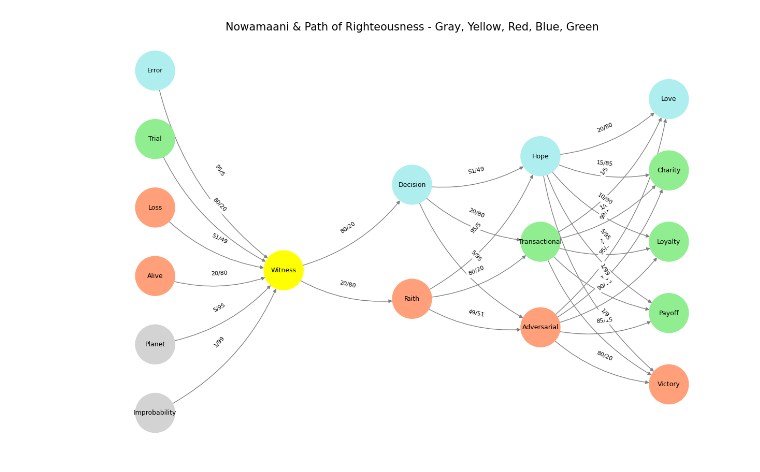
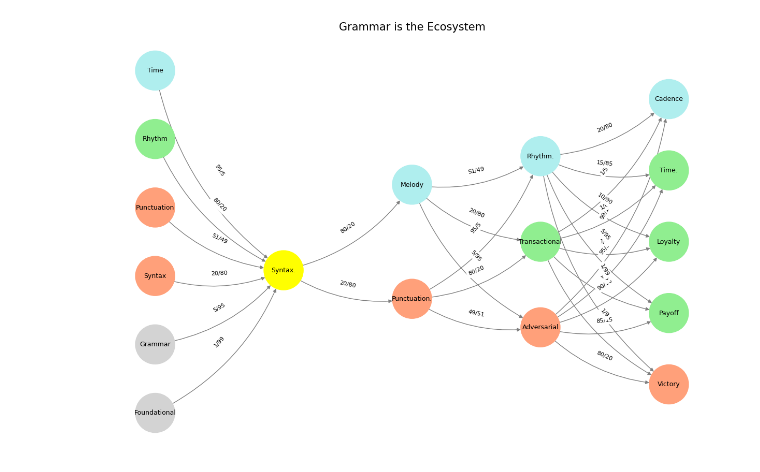
Before and after one commit to abikesa/jerryseinfeld, a Jupyter notebook: kitabo/ensi/_build/html/_sources/act1/chapter3.ipynb, the cells around one changed output. Cells and saved outputs as stored; diff of their text form; code cells hidden in the pictures.

Commit message:
grammar is the ecosystem

````diff
--- a/kitabo/ensi/_build/html/_sources/act1/chapter3.ipynb
+++ b/kitabo/ensi/_build/html/_sources/act1/chapter3.ipynb
@@ -22,55 +33,55 @@ import networkx as nx
 # Define the neural network layers
 def define_layers():
     return {
-        'Suis': ['Improbability', 'Planet', 'Alive', 'Loss', "Trial", 'Error'],  # Static
-        'Voir': ['Witness'],
-        'Choisis': ['Faith', 'Decision'],
-        'Deviens': ['Adversarial', 'Transactional', 'Hope'],
-        "M'èléve": ['Victory', 'Payoff', 'Loyalty', 'Charity', 'Love']
+        'Suis': ['Foundational', 'Grammar', 'Syntax', 'Punctuation', "Rhythm", 'Time'],  # Static
+        'Voir': ['Syntax.'],
+        'Choisis': ['Punctuation.', 'Melody'],
+        'Deviens': ['Adversarial', 'Transactional', 'Rhythm.'],
+        "M'èléve": ['Victory', 'Payoff', 'Loyalty', 'Time.', 'Cadence']
     }
 
 # Assign colors to nodes
 def assign_colors():
     color_map = {
-        'yellow': ['Witness'],
-        'paleturquoise': ['Error', 'Decision', 'Hope', 'Love'],
-        'lightgreen': ["Trial", 'Transactional', 'Payoff', 'Charity', 'Loyalty'],
-        'lightsalmon': ['Alive', 'Loss', 'Faith', 'Adversarial', 'Victory'],
+        'yellow': ['Syntax.'],
+        'paleturquoise': ['Time', 'Melody', 'Rhythm.', 'Cadence'],
+        'lightgreen': ["Rhythm", 'Transactional', 'Payoff', 'Time.', 'Loyalty'],
+        'lightsalmon': ['Syntax', 'Punctuation', 'Punctuation.', 'Adversarial', 'Victory'],
     }
     return {node: color for color, nodes in color_map.items() for node in nodes}
 
 # Define edge weights (hardcoded for editing)
 def define_edges():
     return {
-        ('Improbability', 'Witness'): '1/99',
-        ('Planet', 'Witness'): '5/95',
-        ('Alive', 'Witness'): '20/80',
-        ('Loss', 'Witness'): '51/49',
-        ("Trial", 'Witness'): '80/20',
-        ('Error', 'Witness'): '95/5',
-        ('Witness', 'Faith'): '20/80',
-        ('Witness', 'Decision'): '80/20',
-        ('Faith', 'Adversarial'): '49/51',
-        ('Faith', 'Transactional'): '80/20',
-        ('Faith', 'Hope'): '95/5',
-        ('Decision', 'Adversarial'): '5/95',
-        ('Decision', 'Transactional'): '20/80',
-        ('Decision', 'Hope'): '51/49',
+        ('Foundational', 'Syntax.'): '1/99',
+        ('Grammar', 'Syntax.'): '5/95',
+        ('Syntax', 'Syntax.'): '20/80',
+        ('Punctuation', 'Syntax.'): '51/49',
+        ("Rhythm", 'Syntax.'): '80/20',
+        ('Time', 'Syntax.'): '95/5',
+        ('Syntax.', 'Punctuation.'): '20/80',
+        ('Syntax.', 'Melody'): '80/20',
+        ('Punctuation.', 'Adversarial'): '49/51',
+        ('Punctuation.', 'Transactional'): '80/20',
+        ('Punctuation.', 'Rhythm.'): '95/5',
+        ('Melody', 'Adversarial'): '5/95',
+        ('Melody', 'Transactional'): '20/80',
+        ('Melody', 'Rhythm.'): '51/49',
         ('Adversarial', 'Victory'): '80/20',
         ('Adversarial', 'Payoff'): '85/15',
         ('Adversarial', 'Loyalty'): '90/10',
-        ('Adversarial', 'Charity'): '95/5',
-        ('Adversarial', 'Love'): '99/1',
+        ('Adversarial', 'Time.'): '95/5',
+        ('Adversarial', 'Cadence'): '99/1',
         ('Transactional', 'Victory'): '1/9',
         ('Transactional', 'Payoff'): '1/8',
         ('Transactional', 'Loyalty'): '1/7',
-        ('Transactional', 'Charity'): '1/6',
-        ('Transactional', 'Love'): '1/5',
-        ('Hope', 'Victory'): '1/99',
-        ('Hope', 'Payoff'): '5/95',
-        ('Hope', 'Loyalty'): '10/90',
-        ('Hope', 'Charity'): '15/85',
-        ('Hope', 'Love'): '20/80'
+        ('Transactional', 'Time.'): '1/6',
+        ('Transactional', 'Cadence'): '1/5',
+        ('Rhythm.', 'Victory'): '1/99',
+        ('Rhythm.', 'Payoff'): '5/95',
+        ('Rhythm.', 'Loyalty'): '10/90',
+        ('Rhythm.', 'Time.'): '15/85',
+        ('Rhythm.', 'Cadence'): '20/80'
     }
 
 # Calculate positions for nodes
@@ -87,35 +98,35 @@ def visualize_nn():
     pos = {}
     node_colors = []
 
     # Add nodes and assign positions
     for i, (layer_name, nodes) in enumerate(layers.items()):
         positions = calculate_positions(nodes, x_offset=i * 2)
         for node, position in zip(nodes, positions):
             G.add_node(node, layer=layer_name)
             pos[node] = position
             node_colors.append(colors.get(node, 'lightgray'))
 
     # Add edges with weights
     for (source, target), weight in edges.items():
         if source in G.nodes and target in G.nodes:
             G.add_edge(source, target, weight=weight)
 
     # Draw the graph
     plt.figure(figsize=(12, 8))
     edges_labels = {(u, v): d["weight"] for u, v, d in G.edges(data=True)}
 
     nx.draw(
         G, pos, with_labels=True, node_color=node_colors, edge_color='gray',
         node_size=3000, font_size=9, connectionstyle="arc3,rad=0.2"
     )
     nx.draw_networkx_edge_labels(G, pos, edge_labels=edges_labels, font_size=8)
-    plt.title("Nowamaani & Path of Righteousness - Gray, Yellow, Red, Blue, Green", fontsize=15)
+    plt.title("Grammar is the Ecosystem", fontsize=15)
     plt.show()
 
 # Run the visualization
 visualize_nn()
 # %% [output]
-[figure, old version]
+[figure, new version]
 # %% [markdown]
 ```{figure} ../figures/blanche.*
 ---
````
Also changed, not shown: parts of 1 cell of this notebook, 15 other files.
